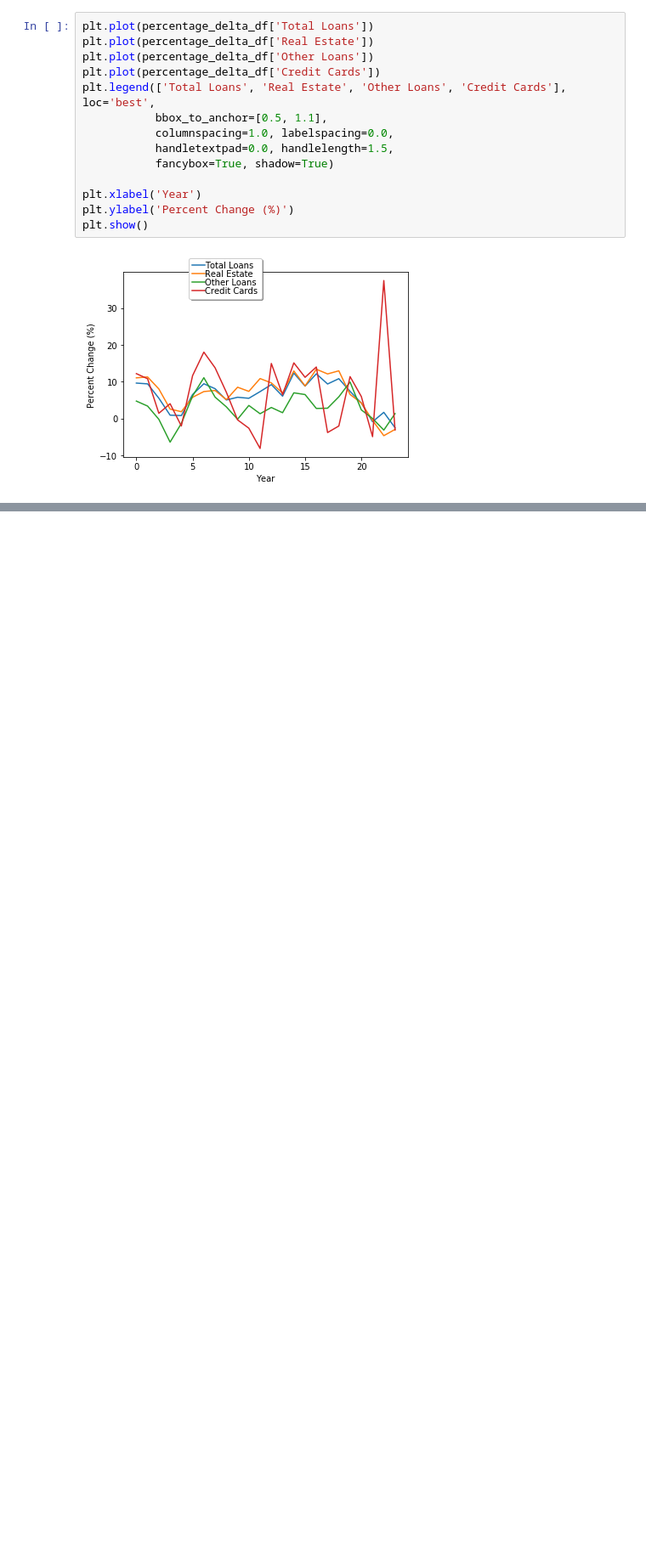
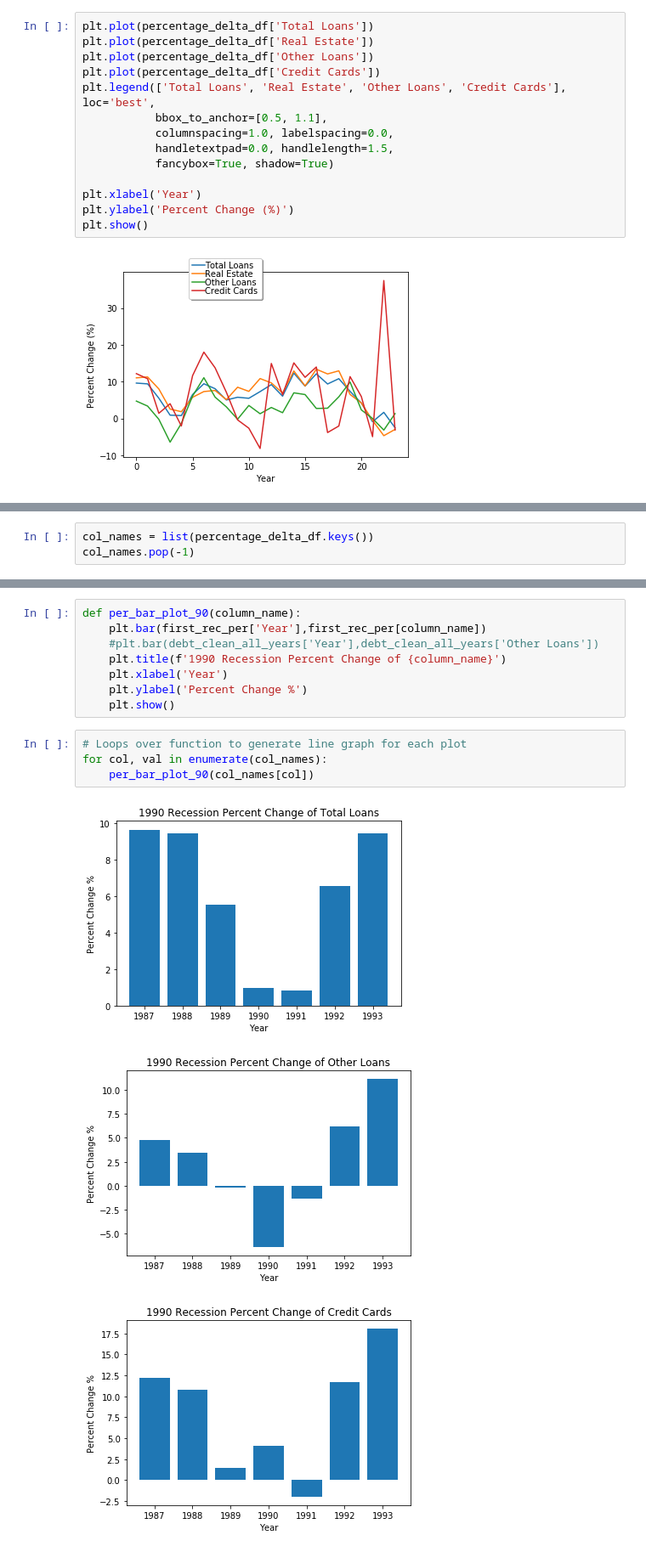
Before and after one commit to brownal05/project1, a Jupyter notebook: notebooks/nick.ipynb, the cells around one changed output, grey strips where cells are left out. Shown: that part at 85% size. Cells and saved outputs as stored; diff of their text form; blank space fills up the shorter version.

```diff
--- a/notebooks/nick.ipynb
+++ b/notebooks/nick.ipynb
@@ -501,3 +514,6 @@ debt_clean_third_rec_per = percentage_delta_df[(percentage_delta_df['Year'] == 2
                                                (percentage_delta_df['Year'] == 2007) | (percentage_delta_df['Year'] == 2008) |
                                                (percentage_delta_df['Year'] == 2009) | (percentage_delta_df['Year'] == 2010) |
                                                (percentage_delta_df['Year'] == 2011)]
+# %%
+col_names = list(percentage_delta_df.keys())
+col_names.pop(-1)
@@ -503,0 +536,16 @@ debt_clean_third_rec_per = percentage_delta_df[(percentage_delta_df['Year'] == 2
+# %%
+def per_bar_plot_90(column_name):
+    plt.bar(first_rec_per['Year'],first_rec_per[column_name])
+    #plt.bar(debt_clean_all_years['Year'],debt_clean_all_years['Other Loans'])
+    plt.title(f'1990 Recession Percent Change of {column_name}')
+    plt.xlabel('Year')
+    plt.ylabel('Percent Change %')
+    plt.show()
+# %%
+# Loops over function to generate line graph for each plot
+for col, val in enumerate(col_names):
+    per_bar_plot_90(col_names[col])
+# %% [output]
+[figure, added]
+[figure, added]
+[figure, added]
```
Also changed, not shown: parts of 17 cells of this notebook, 2 other files.
